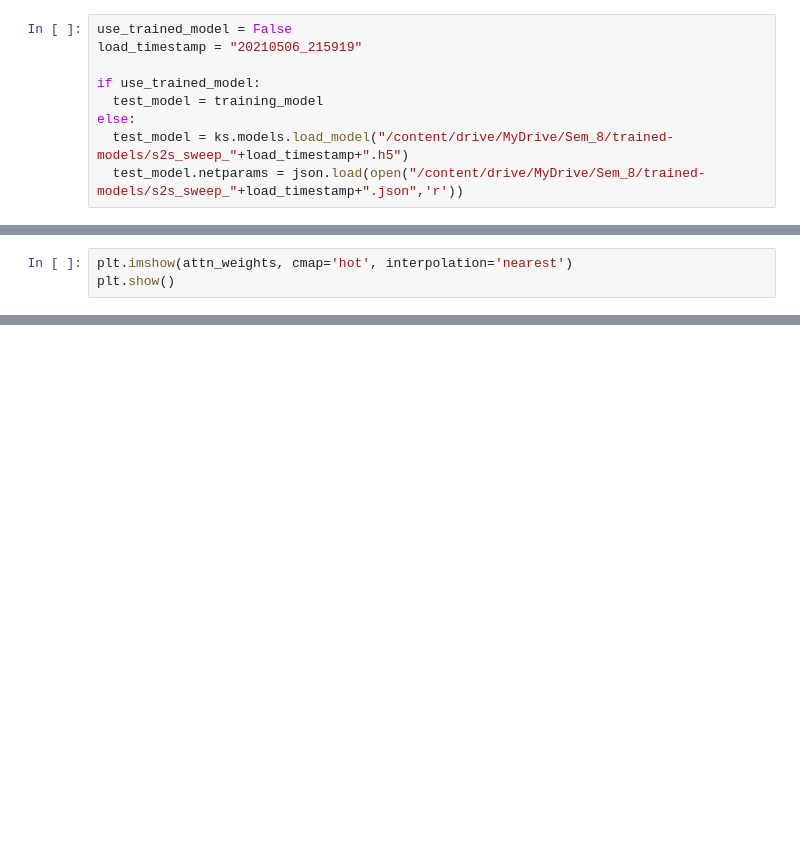
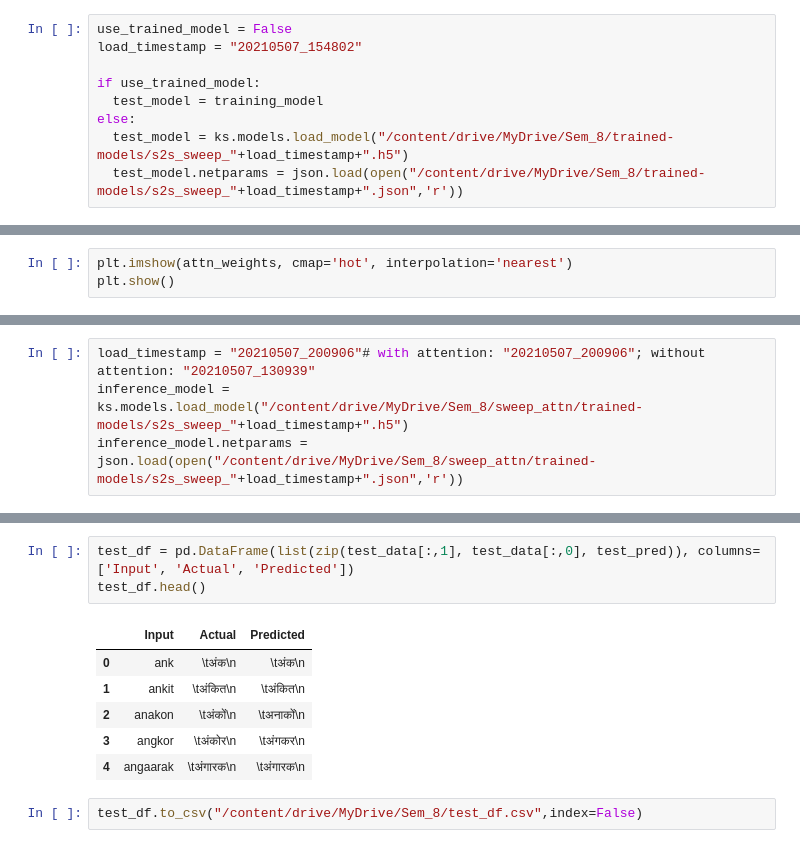
Before and after one commit to vasid99/cs6910-dl, a Jupyter notebook: Assignment03/Assignment03.ipynb, the cells around one changed output, grey strips where cells are left out. Cells and saved outputs as stored; diff of their text form; blank space fills up the shorter version.

```diff
--- a/Assignment03/Assignment03.ipynb
+++ b/Assignment03/Assignment03.ipynb
@@ -337,7 +394,7 @@ json.dump(netparams, open("/content/drive/MyDrive/Sem_8/s2s_samplerun.json",'w')
 ## Testing trained model
 # %%
 use_trained_model = False
-load_timestamp = "20210506_215919"
+load_timestamp = "20210507_154802"
 
 if use_trained_model:
   test_model = training_model
@@ -540,0 +570,4 @@ wandb.agent(sweepId, function = runWandbSweep)
+# %%
+load_timestamp = "20210507_200906"# with attention: "20210507_200906"; without attention: "20210507_130939"
+inference_model = ks.models.load_model("/content/drive/MyDrive/Sem_8/sweep_attn/trained-models/s2s_sweep_"+load_timestamp+".h5")
+inference_model.netparams = json.load(open("/content/drive/MyDrive/Sem_8/sweep_attn/trained-models/s2s_sweep_"+load_timestamp+".json",'r'))
@@ -540,0 +592,12 @@ wandb.agent(sweepId, function = runWandbSweep)
+# %%
+test_df = pd.DataFrame(list(zip(test_data[:,1], test_data[:,0], test_pred)), columns=['Input', 'Actual', 'Predicted'])
+test_df.head()
+# %% [output]
+|  | Input | Actual | Predicted |
+| 0 | ank | \tअंक\n | \tअंक\n |
+| 1 | ankit | \tअंकित\n | \tअंकित\n |
+| 2 | anakon | \tअंकों\n | \tअनाकों\n |
+| 3 | angkor | \tअंकोर\n | \tअंगकर\n |
+| 4 | angaarak | \tअंगारक\n | \tअंगारक\n |
+# %%
+test_df.to_csv("/content/drive/MyDrive/Sem_8/test_df.csv",index=False)
```
Also changed, not shown: parts of 27 cells of this notebook.
